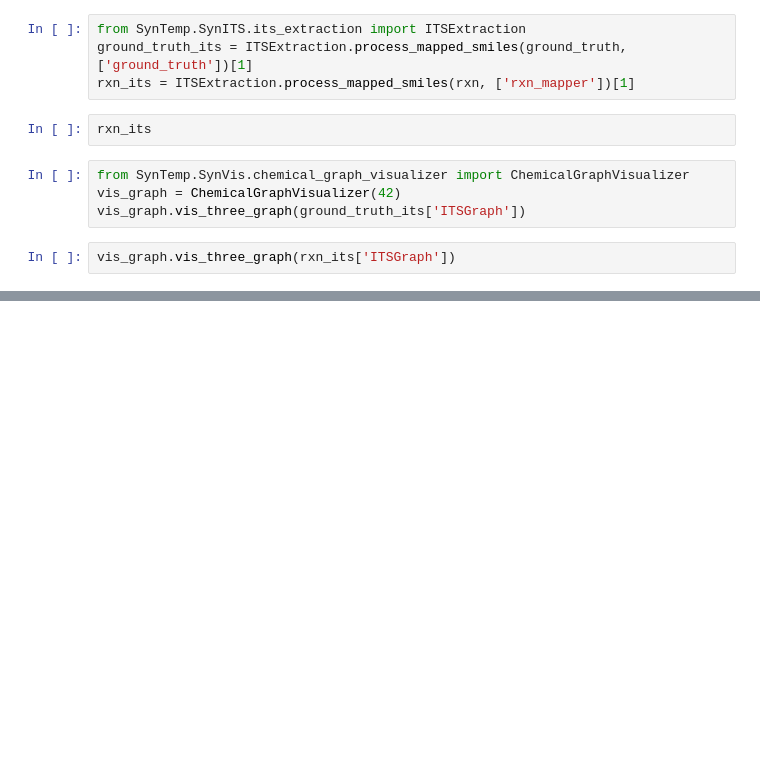
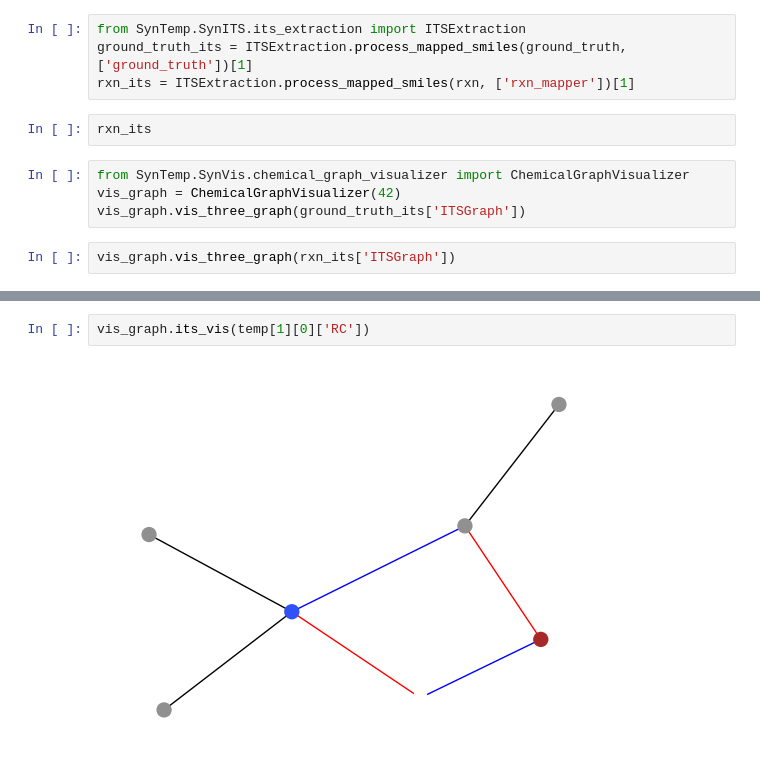
Before and after one commit to TieuLongPhan/SynTemp, a Jupyter notebook: test.ipynb, the cells around one changed output, grey strips where cells are left out. Saved outputs shown, nothing was run; the diff lists cells and outputs as text; blank space fills up the shorter version.

```diff
--- a/test.ipynb
+++ b/test.ipynb
@@ -173,0 +176,4 @@ vis_graph.vis_three_graph(rxn_its['ITSGraph'])
+# %%
+vis_graph.its_vis(temp[1][0]['RC'])
+# %% [output]
+[figure, added]
```
Also changed, not shown: parts of 31 cells of this notebook, 11 other files.
